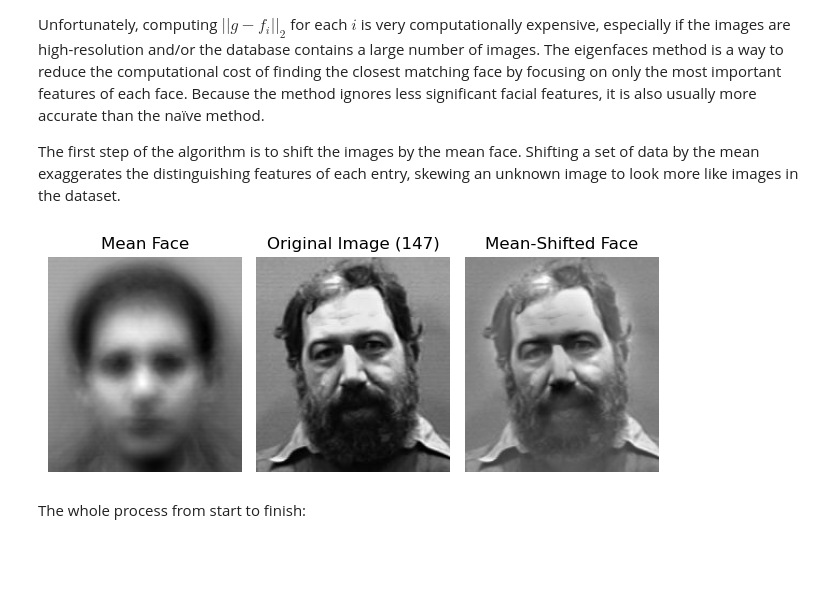
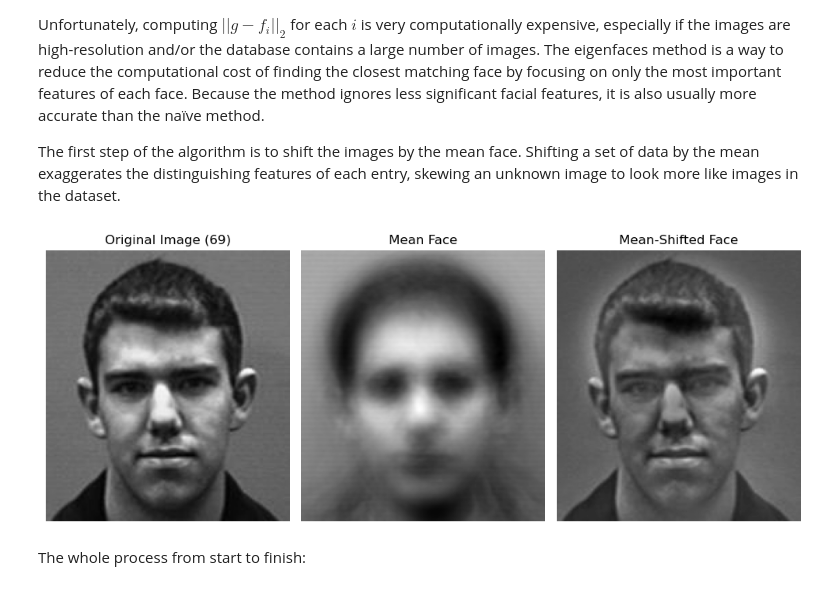
Before and after one commit to EthanRCT/Projects, a Jupyter notebook: Facial Recognition/FacialRecognition.ipynb, the cells around one changed output. Cells and saved outputs as stored; diff of their text form; code cells hidden in the pictures; blank space fills up the shorter version.

```diff
--- a/Facial Recognition/FacialRecognition.ipynb
+++ b/Facial Recognition/FacialRecognition.ipynb
@@ -171,34 +171,35 @@ Because the method ignores less significant facial features, it is also usually
 naïve method.
 
 The first step of the algorithm is to shift the images by the mean face. Shifting a set of data by the mean exaggerates the distinguishing features of each entry, skewing an unknown image to look more like images in the dataset.
+# %%
+def reshape(image, m=200, n=180):
+    '''Reshape an image'''
+    return np.reshape(image,(m,n))
+
+def plot_face(image, position, title, columns=6, text=None, text_loc=None):
+    plt.subplot(1,columns, position)
+    plt.imshow(image, cmap="gray")
+    plt.axis("off")
+    plt.title(title)
+    if text is not None:
+        plt.gcf().text(text_loc, .72, text, fontsize=8)
 # %%
 img = get_faces()
 rand_int = random.randint(0,152)
 m, n = 200, 180
 obj = FacialRec()
 
-def reshape(image):
-    return np.reshape(image,(m,n))
+# Plot the original image, the mean face, and the mean-shifted face
+plt.figure(figsize=(10,5))
 
-ax1 = plt.subplot(132)
-plt.axis("off")
-ax1.imshow(reshape(obj.F.T[rand_int]), cmap="gray")
-ax1.set_title(f"Original Image ({rand_int})")
-
-ax2 = plt.subplot(131)
-plt.axis("off")
-ax2.imshow(reshape(obj.mu), cmap="gray")
-ax2.set_title("Mean Face")
-
-ax3 = plt.subplot(133)
-plt.axis("off")
-ax3.imshow(reshape(obj.Fbar.T[rand_int]), cmap="gray")
-ax3.set_title("Mean-Shifted Face")
+plot_face(reshape(obj.mu), 2, "Mean Face", 3)
+plot_face(reshape(obj.F.T[rand_int]), 1, f"Original Image ({rand_int})", 3)
+plot_face(reshape(obj.Fbar.T[rand_int]), 3, "Mean-Shifted Face", 3)
 
 plt.tight_layout()
 plt.show()
 # %% [output]
-[figure, old version]
+[figure, new version]
 # %% [markdown]
 The whole process from start to finish:
 # %%
```
Also changed, not shown: parts of 2 cells of this notebook.
